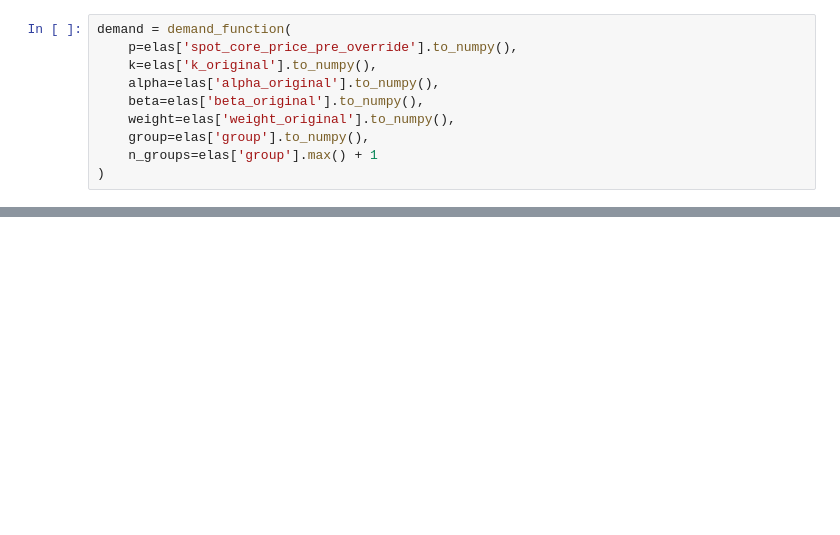
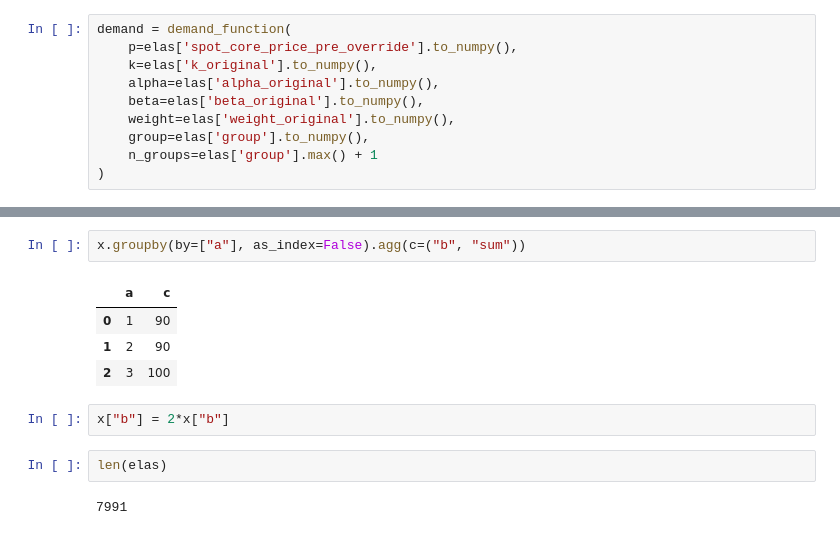
Before and after one commit to funktor/stokastik, a Jupyter notebook: spot_algo.ipynb, the cells around one changed output, grey strips where cells are left out. Saved outputs shown, nothing was run; the diff lists cells and outputs as text; blank space fills up the shorter version.

```diff
--- a/spot_algo.ipynb
+++ b/spot_algo.ipynb
@@ -543,0 +567,13 @@ AssertionError:
+# %%
+x.groupby(by=["a"], as_index=False).agg(c=("b", "sum"))
+# %% [output]
+|  | a | c |
+| 0 | 1 | 90 |
+| 1 | 2 | 90 |
+| 2 | 3 | 100 |
+# %%
+x["b"] = 2*x["b"]
+# %%
+len(elas)
+# %% [output]
+7991
```
Also changed, not shown: parts of 14 cells of this notebook.
